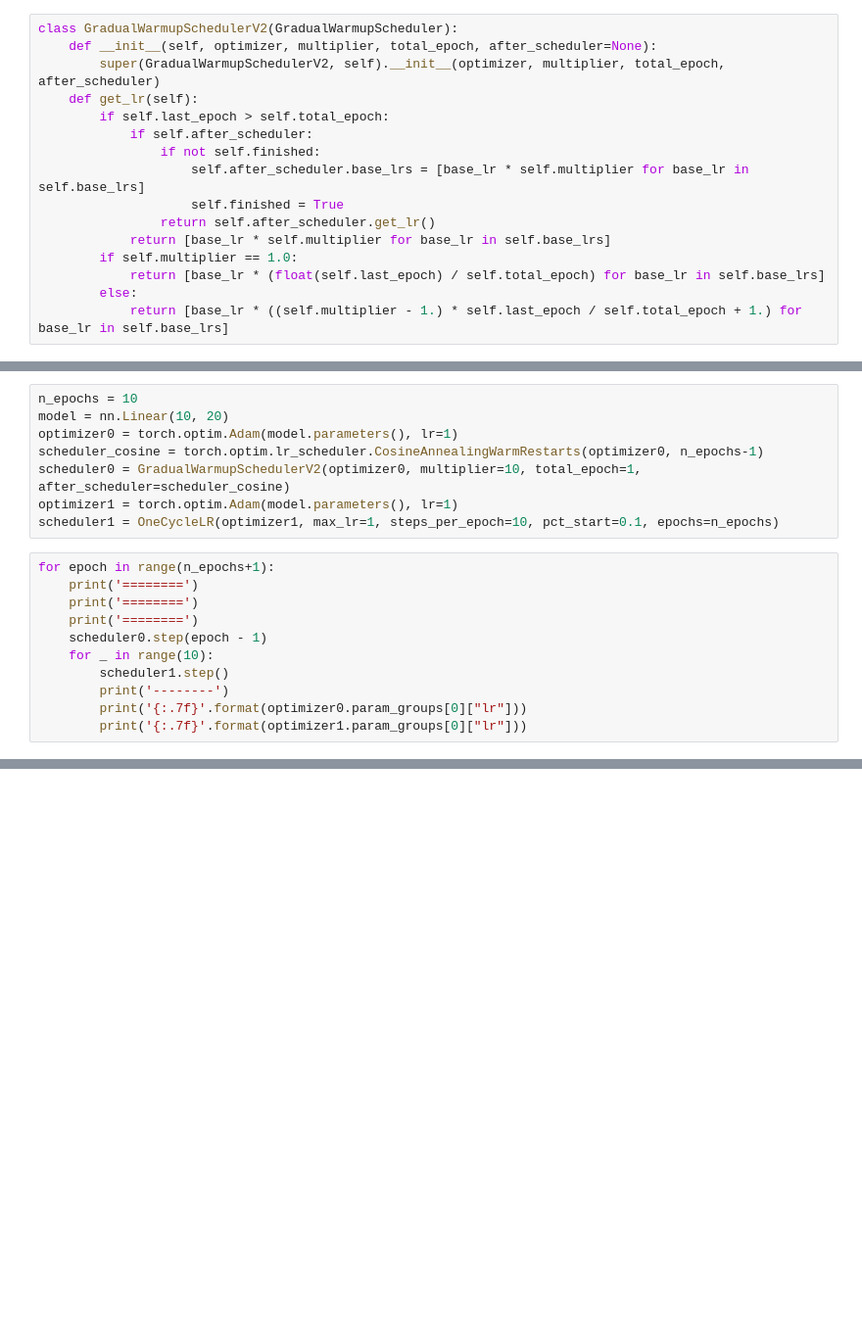
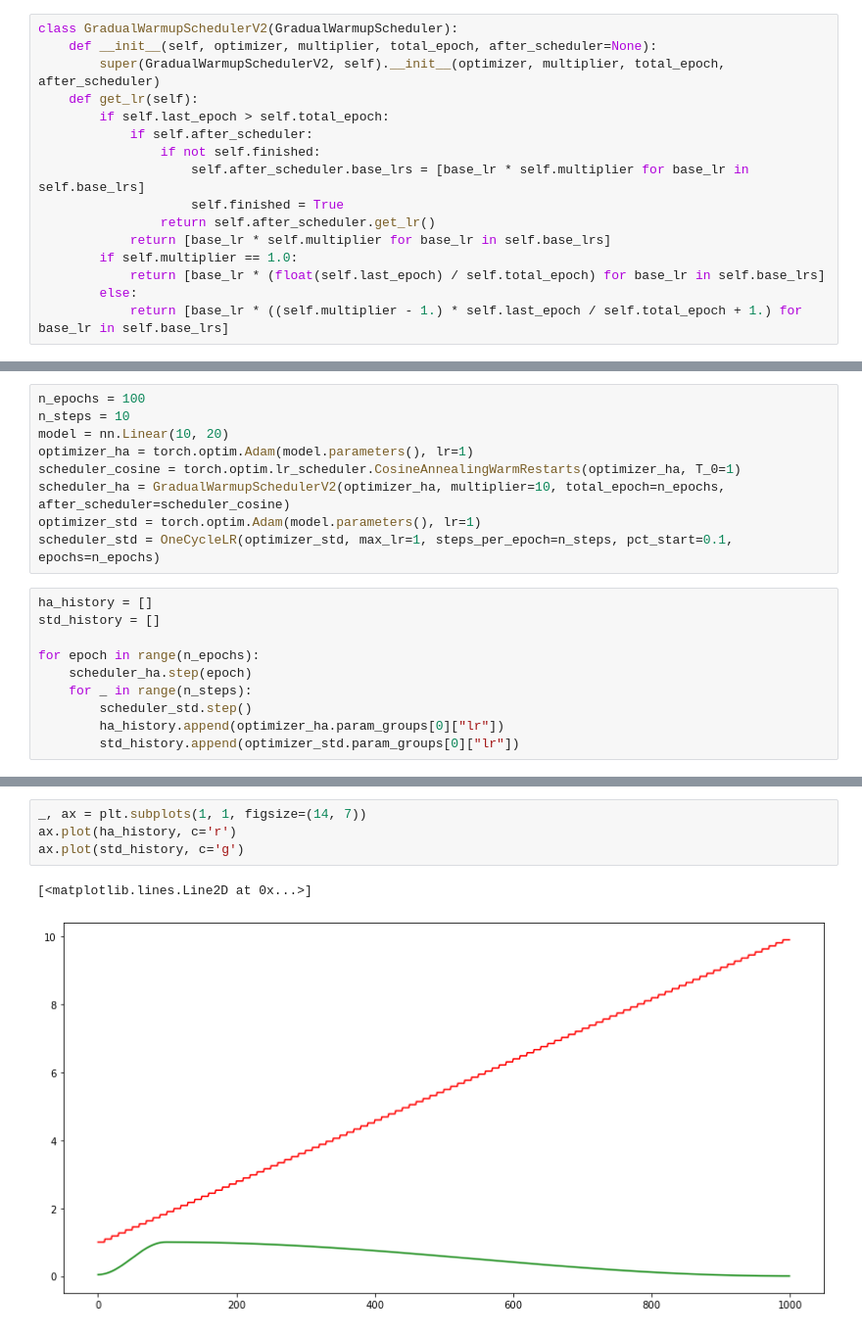
Before and after one commit to yuan1202/landmark-recognition-2021, a Jupyter notebook: code/notebook_1_figure_out_ha_scheduler.ipynb, the cells around one changed output, grey strips where cells are left out. Shown at 98% size. Cells and saved outputs as stored; diff of their text form; blank space fills up the shorter version.

```diff
--- a/code/notebook_1_figure_out_ha_scheduler.ipynb
+++ b/code/notebook_1_figure_out_ha_scheduler.ipynb
@@ -43,19 +47,19 @@ class GradualWarmupSchedulerV2(GradualWarmupScheduler):
 # %%
-n_epochs = 10
+n_epochs = 100
+n_steps = 10
 model = nn.Linear(10, 20)
-optimizer0 = torch.optim.Adam(model.parameters(), lr=1)
-scheduler_cosine = torch.optim.lr_scheduler.CosineAnnealingWarmRestarts(optimizer0, n_epochs-1)
-scheduler0 = GradualWarmupSchedulerV2(optimizer0, multiplier=10, total_epoch=1, after_scheduler=scheduler_cosine)
-optimizer1 = torch.optim.Adam(model.parameters(), lr=1)
-scheduler1 = OneCycleLR(optimizer1, max_lr=1, steps_per_epoch=10, pct_start=0.1, epochs=n_epochs)
+optimizer_ha = torch.optim.Adam(model.parameters(), lr=1)
+scheduler_cosine = torch.optim.lr_scheduler.CosineAnnealingWarmRestarts(optimizer_ha, T_0=1)
+scheduler_ha = GradualWarmupSchedulerV2(optimizer_ha, multiplier=10, total_epoch=n_epochs, after_scheduler=scheduler_cosine)
+optimizer_std = torch.optim.Adam(model.parameters(), lr=1)
+scheduler_std = OneCycleLR(optimizer_std, max_lr=1, steps_per_epoch=n_steps, pct_start=0.1, epochs=n_epochs)
 # %%
-for epoch in range(n_epochs+1):
-    print('========')
-    print('========')
-    print('========')
-    scheduler0.step(epoch - 1)
-    for _ in range(10):
-        scheduler1.step()
-        print('--------')
-        print('{:.7f}'.format(optimizer0.param_groups[0]["lr"]))
-        print('{:.7f}'.format(optimizer1.param_groups[0]["lr"]))
+ha_history = []
+std_history = []
+
+for epoch in range(n_epochs):
+    scheduler_ha.step(epoch)
+    for _ in range(n_steps):
+        scheduler_std.step()
+        ha_history.append(optimizer_ha.param_groups[0]["lr"])
+        std_history.append(optimizer_std.param_groups[0]["lr"])
@@ -477,0 +66,7 @@ KeyboardInterrupt:
+# %%
+_, ax = plt.subplots(1, 1, figsize=(14, 7))
+ax.plot(ha_history, c='r')
+ax.plot(std_history, c='g')
+# %% [output]
+[<matplotlib.lines.Line2D at 0x...>]
+[figure, added]
```
Also changed, not shown: parts of 13 cells of this notebook, 9 other files.
